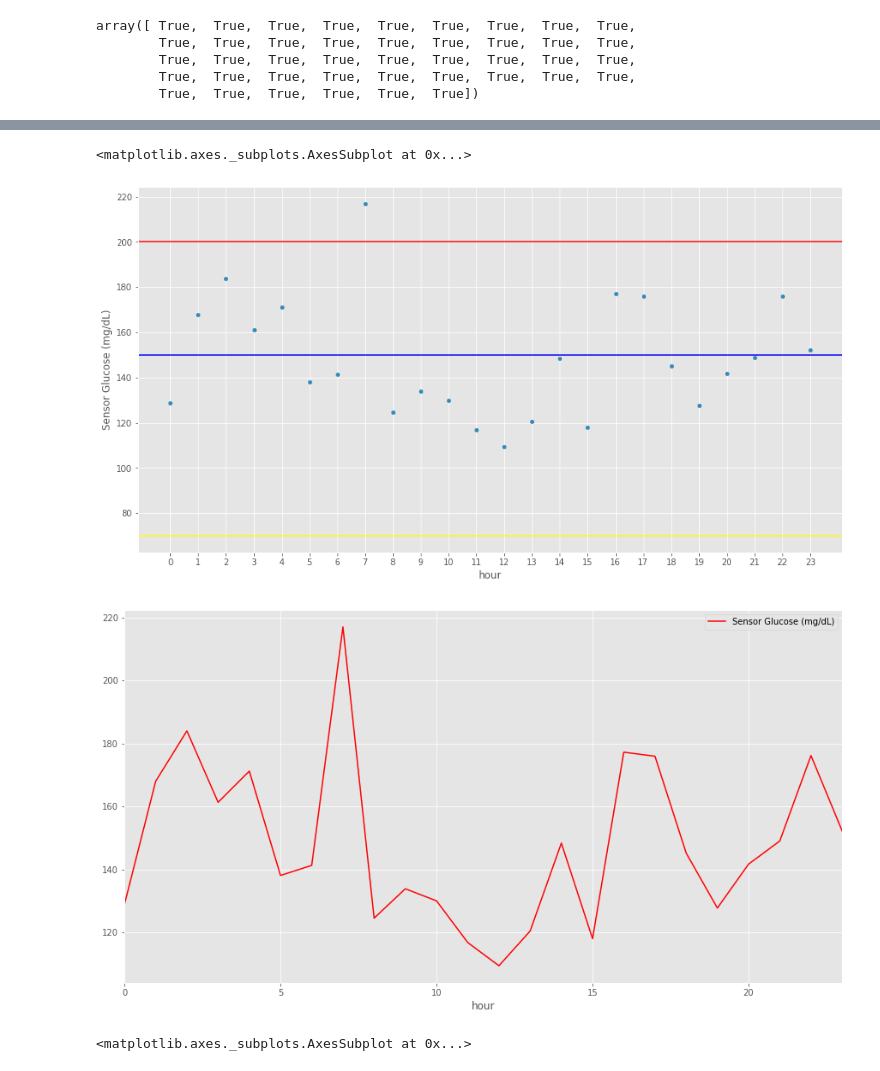
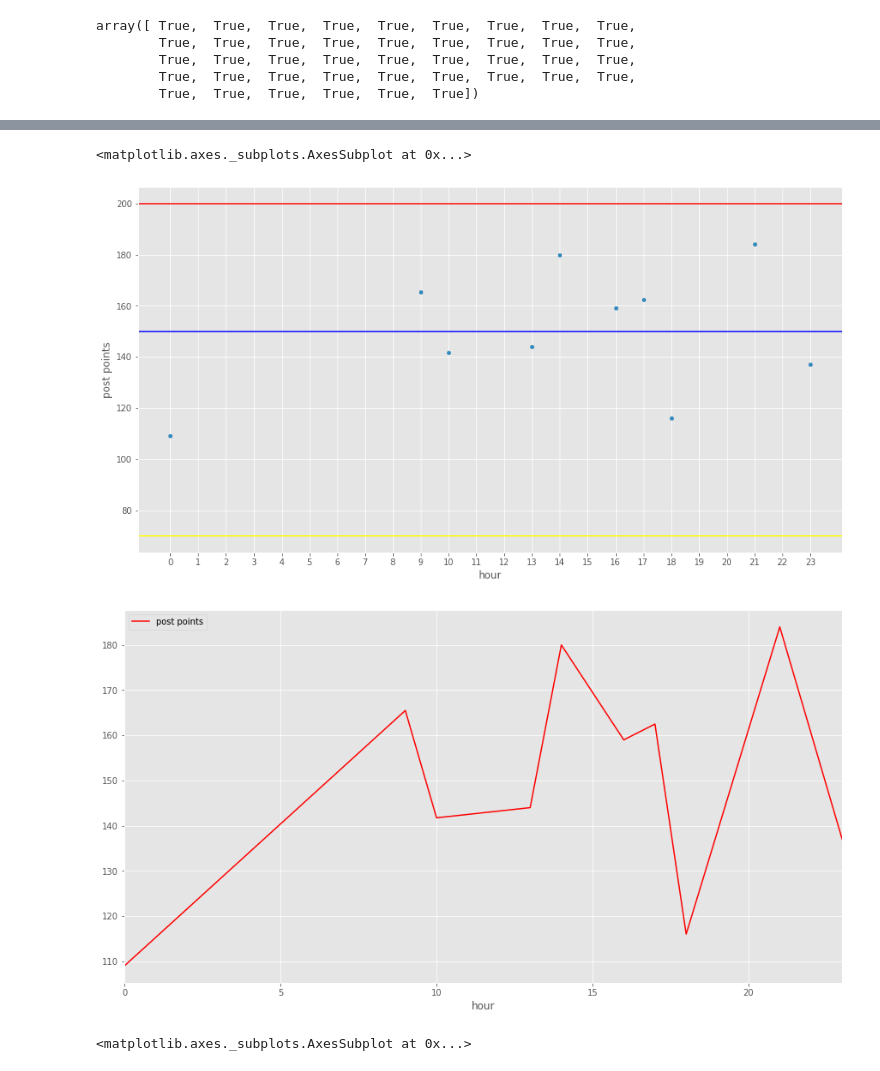
Before and after one commit to gmagannaDevelop/Diabetes-Analysis, a Jupyter notebook: Exploratory.ipynb, the cells around one changed output, grey strips where cells are left out. Cells and saved outputs as stored; diff of their text form; code cells hidden in the pictures.

```diff
--- a/Exploratory.ipynb
+++ b/Exploratory.ipynb
@@ -139,8 +151,8 @@ array([ True,  True,  True,  True,  True,  True,  True,  True,  True,
         True,  True,  True,  True,  True,  True])
 # %%
 dt10 = dt.timedelta(minutes=10)
-dtpost_low = dt.timedelta(hours=1, minutes=45)
-dtpost_high = dt.timedelta(hours=2, minutes=45)
+dtpost_low = dt.timedelta(hours=1, minutes=40)
+dtpost_high = dt.timedelta(hours=2, minutes=20)
 # %%
 meal_descriptive = pd.core.frame.DataFrame({
     'hour': meal_id.hour,
@@ -150,6 +162,10 @@ meal_descriptive = pd.core.frame.DataFrame({
     ],
     'post mean': [
         y.loc[ meal + dtpost_low : meal + dtpost_high, 'Sensor Glucose (mg/dL)'].dropna().mean()
+        for meal in meal_id
+    ],
+    'post std': [
+        y.loc[ meal + dtpost_low : meal + dtpost_high, 'Sensor Glucose (mg/dL)'].dropna().std()
         for meal in meal_id
     ],
     'post min': [
@@ -273,7 +271,10 @@ postp = [
 ]
 
 postp = pd.concat(postp)
-postp.rename({'Sensor Glucose (mg/dL)': 'post points', 'b': 'Y'}, axis='columns', inplace=True)
+postp.rename({
+    'Sensor Glucose (mg/dL)': 'post points', 'b': 'Y'
+}, axis='columns', inplace=True)
+
 postp.head()
 # %% [output]
 |  | post points | hour | d1 | d2 | d3 | d4 | d5 | d6 | d7 | d8 | ... |
@@ -291,15 +292,15 @@ postp.hour.hist()
 # %%
 postp.groupby(postp.index.hour).mean().plot(
-    x='hour', y='Sensor Glucose (mg/dL)', kind='scatter', grid=True, xticks=list(range(24))
+    x='hour', y='post points', kind='scatter', grid=True, xticks=list(range(24))
 )
 plt.axhline(150, color='blue')
 plt.axhline(200, color='red')
 plt.axhline(70, color='yellow')
-postp.groupby(postp.index.hour).mean().plot(x='hour', y='Sensor Glucose (mg/dL)', color='red')
+postp.groupby(postp.index.hour).mean().plot(x='hour', y='post points', color='red')
 # %% [output]
 <matplotlib.axes._subplots.AxesSubplot at 0x...>
-[figure, old version]
+[figure, new version]
-[figure, old version]
+[figure, new version]
 # %%
 y['Sensor Glucose (mg/dL)'].diff(10).groupby(y.index.hour).mean().plot()
 # %% [output]
```
Also changed, not shown: parts of 16 cells of this notebook, 1 other file.
